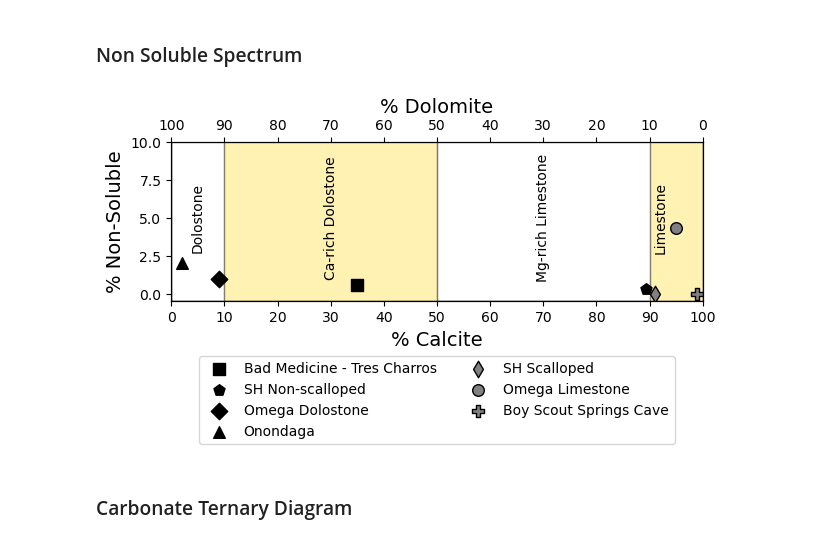
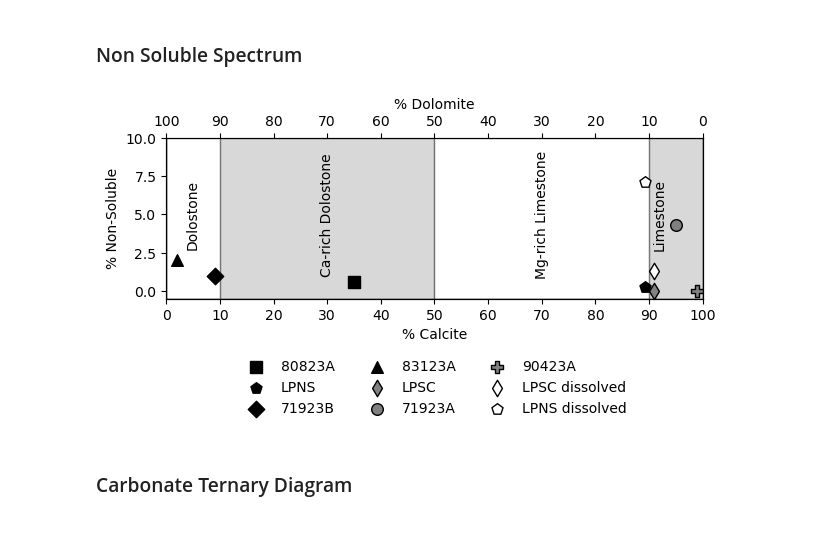
Before and after one commit to ethanoleson/Scallop_code, a Jupyter notebook: Thin Section/ternary_diagram.ipynb, the cells around one changed output. Cells and saved outputs as stored; diff of their text form; code cells hidden in the pictures.

Commit message:
updated plot styling

```diff
--- a/Thin Section/ternary_diagram.ipynb
+++ b/Thin Section/ternary_diagram.ipynb
@@ -88,9 +88,9 @@ ax_bottom.set_xlim(100, 0)
 ax_bottom.set_xticks(np.arange(100, -1, -10))
 ax.set_xticks(np.arange(0, 101, 10))
 ax.set_box_aspect(0.3)
-ax_bottom.set_xlabel('% Dolomite', fontsize = 14)
-ax.set_xlabel('% Calcite',  fontsize = 14)
-ax.set_ylabel('% Non-Soluble',  fontsize = 14)
+ax_bottom.set_xlabel('% Dolomite', fontsize = 10)
+ax.set_xlabel('% Calcite',  fontsize = 10)
+ax.set_ylabel('% Non-Soluble',  fontsize = 10)
 
 # Each x-value needs to be a dolomite concentration
 BMTC80823A = (65, 0.6)
@@ -99,6 +99,8 @@ Omega71923B = (91, 1 )
 Onon83123A = (98, 2)
 LPSC = (9, 0.0)
 LPNS = (10.667, 0.3)
+LPSC_HCL = (9, 1.3)
+LPNS_HCL = (10.667, 7.1)
 BSS90423 = (1, 0)
 
 
@@ -107,48 +109,54 @@ BSS90423 = (1, 0)
 
 markersize = 70
 
-ax_bottom.scatter(*BMTC80823A, color='black', marker= 's', edgecolors= 'black', linewidth = 1,  label='Bad Medicine - Tres Charros', s = markersize)
+ax_bottom.scatter(*BMTC80823A, color='black', marker= 's', edgecolors= 'black', linewidth = 1,  label='80823A', s = markersize)
 
-ax_bottom.scatter(*LPNS, color = 'black', marker= 'p', edgecolors= 'Black', linewidths= 1, label = 'SH Non-scalloped', s = markersize)
+ax_bottom.scatter(*LPNS, color = 'black', marker= 'p', edgecolors= 'Black', linewidths= 1, label = 'LPNS', s = markersize)
 
 
-ax_bottom.scatter(*Omega71923B, color='black', marker = 'D', edgecolors= 'black', linewidth = 1, label='Omega Dolostone',   s= markersize)
+ax_bottom.scatter(*Omega71923B, color='black', marker = 'D', edgecolors= 'black', linewidth = 1, label='71923B',   s= markersize)
 
-ax_bottom.scatter(*Onon83123A, color='black', marker = '^', edgecolors= 'black', linewidth = 1, label='Onondaga',  s = markersize)
+ax_bottom.scatter(*Onon83123A, color='black', marker = '^', edgecolors= 'black', linewidth = 1, label='83123A',  s = markersize)
 
-ax_bottom.scatter(*LPSC, color = 'gray', marker= 'd', edgecolors= 'Black', linewidths= 1, label = 'SH Scalloped', s = markersize)
+ax_bottom.scatter(*LPSC, color = 'gray', marker= 'd', edgecolors= 'Black', linewidths= 1, label = 'LPSC', s = markersize)
 
-ax_bottom.scatter(*Omega71923A, color='gray', marker= 'o', edgecolors= 'black', linewidth = 1, label='Omega Limestone' , s = markersize)
+ax_bottom.scatter(*Omega71923A, color='gray', marker= 'o', edgecolors= 'black', linewidth = 1, label='71923A' , s = markersize)
 
-ax_bottom.scatter(*BSS90423, color = 'gray', marker = 'P', edgecolors= 'black', linewidths= 1, label = 'Boy Scout Springs Cave', s = markersize)
+ax_bottom.scatter(*BSS90423, color = 'gray', marker = 'P', edgecolors= 'black', linewidths= 1, label = '90423A', s = markersize)
+
+ax_bottom.scatter(*LPSC_HCL, color = 'white', marker= 'd', edgecolors= 'Black', linewidths= 1, label = 'LPSC dissolved', s = markersize)
+
+ax_bottom.scatter(*LPNS_HCL, color = 'white', marker= 'p', edgecolors= 'Black', linewidths= 1, label = 'LPNS dissolved', s = markersize)
 
 
 # filled Region
-shade = 'gold'
+shade = 'gray'
 Dolostone = patches.Rectangle((0, -0.5), 10, 10.5, edgecolor='black', facecolor='none', alpha=0.3)
 Ca_rich_Dolostone = patches.Rectangle((10,-0.5), 40, 10.5, edgecolor='black', facecolor=shade, alpha=0.3 )
 Mg_rich_Limestone = patches.Rectangle((50,-0.5),40, 10.5, edgecolor='black', facecolor='none', alpha=0.3)
 Limestone = patches.Rectangle((90,-0.5),10, 10.5, edgecolor='black', facecolor=shade, alpha=0.3)
 ax.add_patch(Dolostone)
 ax.add_patch(Ca_rich_Dolostone)
 ax.add_patch(Mg_rich_Limestone)
 ax.add_patch(Limestone)
 
 # Classification Labels
 
 ax.text(5, 5, 'Dolostone', rotation = 90, va = 'center', ha = 'center')
 ax.text(30, 5, 'Ca-rich Dolostone', rotation = 90, va = 'center', ha = 'center')
 ax.text(70, 5, 'Mg-rich Limestone', rotation = 90, va = 'center', ha = 'center')
 ax.text(92, 5, 'Limestone', rotation = 90, va = 'center', ha = 'center')
 
+ax.tick_params(axis = 'both', labelsize=10)
+
 # Show the plot
-plt.legend(loc = 'upper center', bbox_to_anchor=(0.5, -0.3), ncol=2)
+plt.legend(loc = 'upper center', bbox_to_anchor=(0.5, -0.3), ncol=3, fontsize = 10, frameon = False)
 plt.tight_layout()
 
-plt.savefig('dolomite-calcite-spectrum-for-gsa.png', dpi = 600)
+plt.savefig('dolomite-calcite-spectrum.png', dpi = 600)
 plt.show()
 # %% [output]
-[figure, old version]
+[figure, new version]
 # %% [markdown]
 ### Carbonate Ternary Diagram
 # %%
```
Also changed, not shown: parts of 1 cell of this notebook, 5 other files.
